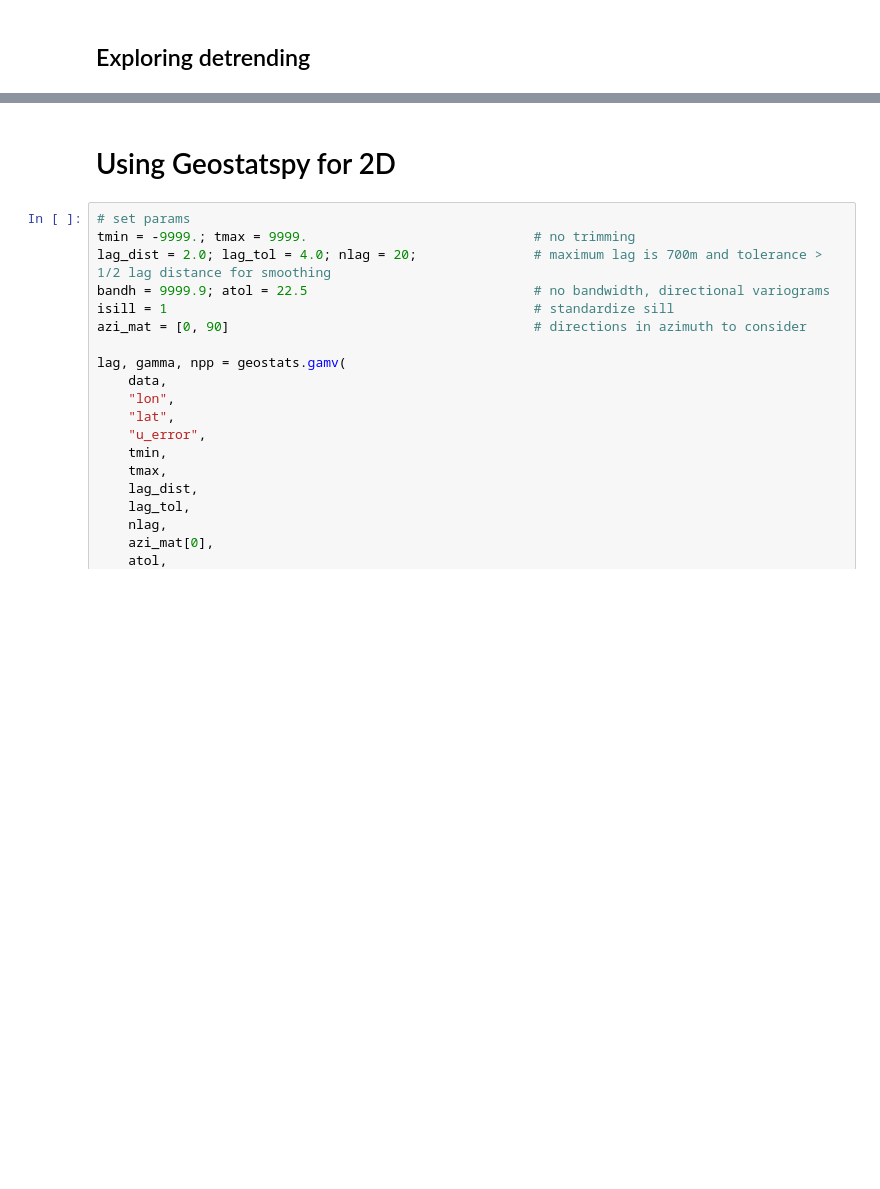
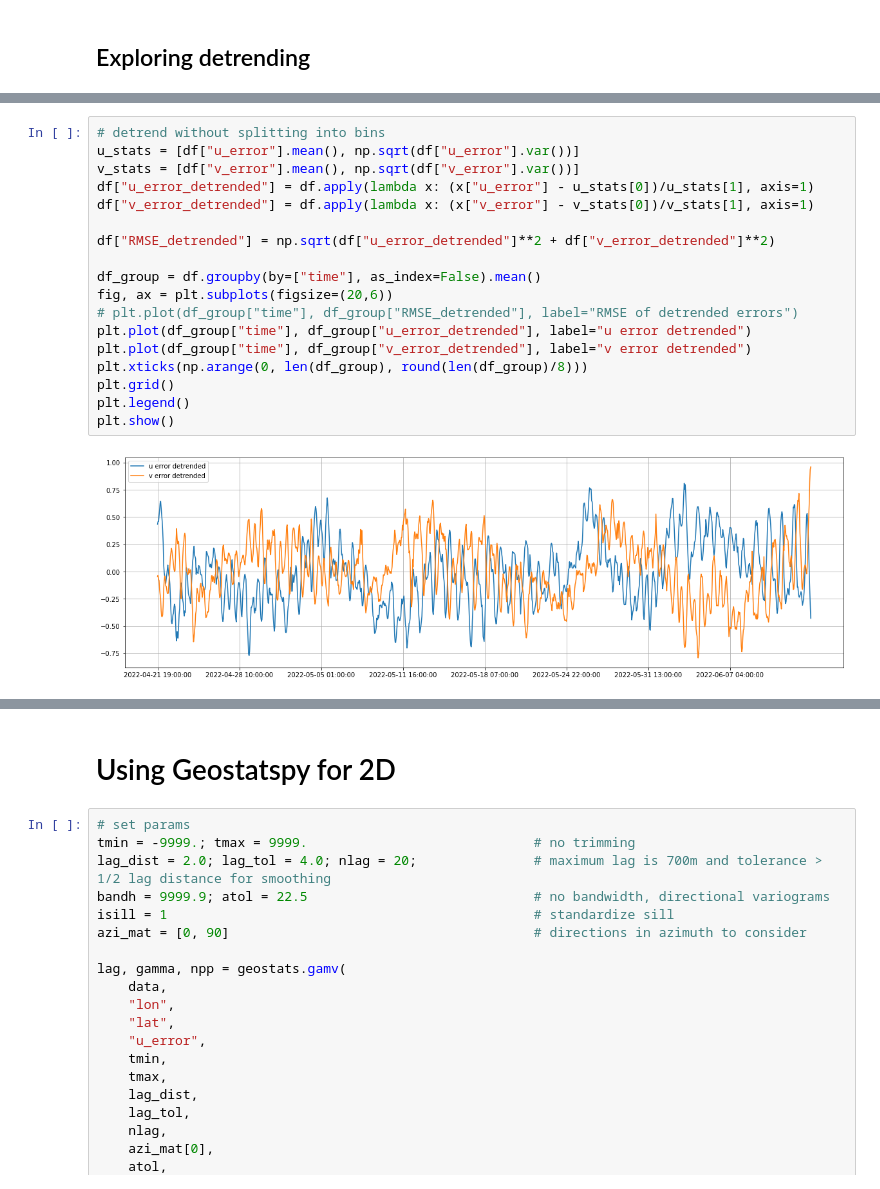
Before and after one commit to MariusWiggert/OceanPlatformControl, a Jupyter notebook: ocean_navigation_simulator/generative_error_model/test_variogram.ipynb, the cells around one changed output, grey strips where cells are left out. Drawn from its saved outputs; the diff is of its cells as text; blank space fills up the shorter version.

```diff
--- a/ocean_navigation_simulator/generative_error_model/test_variogram.ipynb
+++ b/ocean_navigation_simulator/generative_error_model/test_variogram.ipynb
@@ -77,2 +69,22 @@ plt.show()
+# %%
+# detrend without splitting into bins
+u_stats = [df["u_error"].mean(), np.sqrt(df["u_error"].var())]
+v_stats = [df["v_error"].mean(), np.sqrt(df["v_error"].var())]
+df["u_error_detrended"] = df.apply(lambda x: (x["u_error"] - u_stats[0])/u_stats[1], axis=1)
+df["v_error_detrended"] = df.apply(lambda x: (x["v_error"] - v_stats[0])/v_stats[1], axis=1)
+
+df["RMSE_detrended"] = np.sqrt(df["u_error_detrended"]**2 + df["v_error_detrended"]**2)
+
+df_group = df.groupby(by=["time"], as_index=False).mean()
+fig, ax = plt.subplots(figsize=(20,6))
+# plt.plot(df_group["time"], df_group["RMSE_detrended"], label="RMSE of detrended errors")
+plt.plot(df_group["time"], df_group["u_error_detrended"], label="u error detrended")
+plt.plot(df_group["time"], df_group["v_error_detrended"], label="v error detrended")
+plt.xticks(np.arange(0, len(df_group), round(len(df_group)/8)))
+plt.grid()
+plt.legend()
+plt.show()
+# %% [output]
+[figure, added]
 # %%
 # bin data in latitude and find mean and std
```
Also changed, not shown: parts of 9 cells of this notebook, 1 other file.
